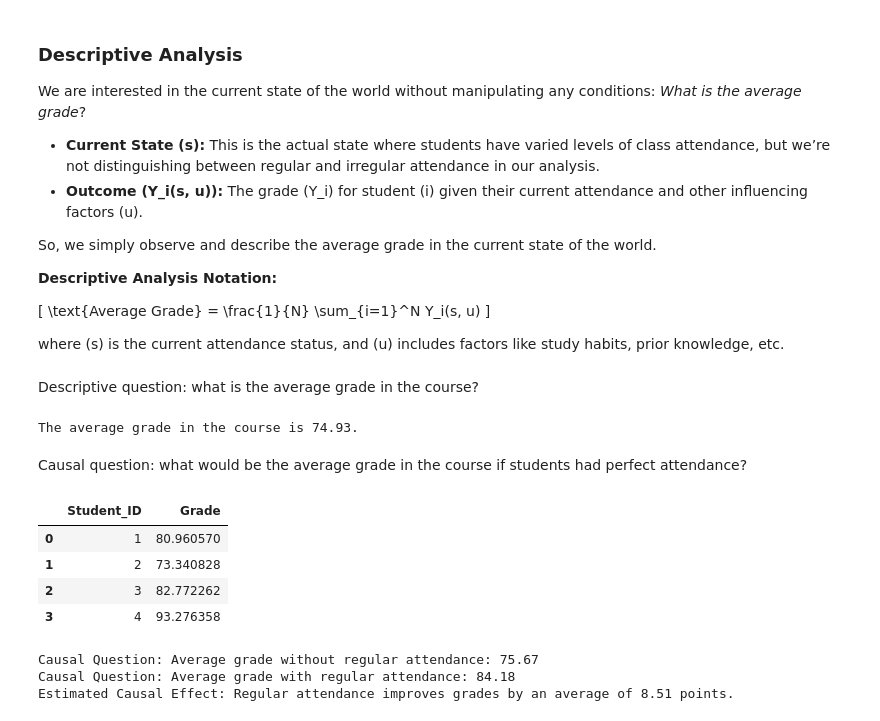
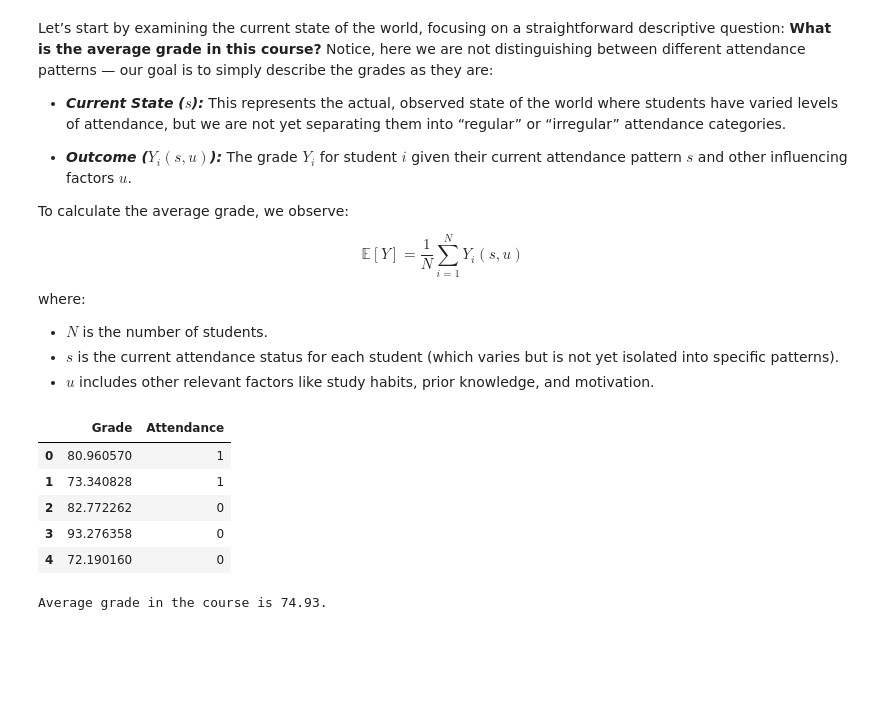
Before and after one commit to dapivei/causal-infere, a Jupyter notebook: sections/1_Introduction.ipynb, the cells around one changed output. Drawn from its saved outputs; the diff is of its cells as text; code cells hidden in the pictures; blank space fills up the shorter version.

```diff
--- a/sections/1_Introduction.ipynb
+++ b/sections/1_Introduction.ipynb
@@ -38,15 +73,18 @@ A professor wants to determine whether attending classes regularly improves stud
 # %% [markdown]
-### Descriptive Analysis
 
-We are interested in the current state of the world without manipulating any conditions: _What is the average grade_?
+Let’s start by examining the current state of the world, focusing on a straightforward descriptive question: **What is the average grade in this course?** Notice, here we are not distinguishing between different attendance patterns — our goal is to simply describe the grades as they are:
 
-- **Current State (s):** This is the actual state where students have varied levels of class attendance, but we’re not distinguishing between regular and irregular attendance in our analysis.
-- **Outcome (Y_i(s, u)):** The grade \(Y_i\) for student \(i\) given their current attendance and other influencing factors \(u\).
+- **_Current State ($s$):_** This represents the actual, observed state of the world where students have varied levels of attendance, but we are not yet separating them into “regular” or “irregular” attendance categories.
 
-So, we simply observe and describe the average grade in the current state of the world.
+- **_Outcome ($Y_i(s, u)$):_** The grade $Y_i$ for student $i$ given their current attendance pattern $s$ and other influencing factors $u$.
 
-**Descriptive Analysis Notation:**
+To calculate the average grade, we observe:
 
-\[ \text{Average Grade} = \frac{1}{N} \sum_{i=1}^N Y_i(s, u) \]
+$$
+\mathbb{E}[Y] = \frac{1}{N} \sum_{i=1}^N Y_i(s, u)
+$$
 
-where \(s\) is the current attendance status, and \(u\) includes factors like study habits, prior knowledge, etc.
+where:
+- $N$ is the number of students.
+- $s$ is the current attendance status for each student (which varies but is not yet isolated into specific patterns).
+- $u$ includes other relevant factors like study habits, prior knowledge, and motivation.
@@ -70,51 +91,13 @@ data_descr = pd.DataFrame({
-# %% [markdown]
-Descriptive question: what is the average grade in the course?
+# %%
+grades.head(5)
+# %% [output]
+|  | Grade | Attendance |
+| 0 | 80.960570 | 1 |
+| 1 | 73.340828 | 1 |
+| 2 | 82.772262 | 0 |
+| 3 | 93.276358 | 0 |
+| 4 | 72.190160 | 0 |
 # %%
-# Average grade (descriptive)
-avg = data_descr['Grade'].mean()
-print(f"The average grade in the course is {avg:.2f}.\n")
+print(f"Average grade in the course is {grades.mean():.2f}.")
 # %% [output]
-The average grade in the course is 74.93.
+Average grade in the course is 74.93.
-# %% [markdown]
-Causal question: what would be the average grade in the course if students had perfect attendance?
-# %%
-data_descr.head(4)
-# %% [output]
-|  | Student_ID | Grade |
-| 0 | 1 | 80.960570 |
-| 1 | 2 | 73.340828 |
-| 2 | 3 | 82.772262 |
-| 3 | 4 | 93.276358 |
-# %%
-# Let's assume 50% of students regularly attend classes
-attendance = np.random.binomial(1, 0.5, n)  # 1 = Regular Attendance, 0 = Irregular Attendance
-
-# Assume regular attendance improves grades by an average of 10 points
-attendance_effect = 10
-
-# Simulate grades under the two scenarios: with and without regular attendance
-grades_attend = grades + attendance * attendance_effect
-grades_withou_attend = grades  # Grades remain the same without regular attendance
-
-# Create a DataFrame to store the data for both scenarios
-data_caus = pd.DataFrame({
-    'Student_ID': np.arange(1, n + 1),
-    'Attendance': attendance,
-    'Grade_With_Attendance': grades_attend,
-    'Grade_Without_Attendance': grades_withou_attend
-})
-
-# Calculate the average grades under both scenarios
-average_grade_with_attendance = data_caus[data_caus['Attendance'] == 1]['Grade_With_Attendance'].mean()
-average_grade_without_attendance = data_caus[data_caus['Attendance'] == 0]['Grade_Without_Attendance'].mean()
-
-print(f"Causal Question: Average grade without regular attendance: {average_grade_without_attendance:.2f}")
-print(f"Causal Question: Average grade with regular attendance: {average_grade_with_attendance:.2f}")
-
-# Estimate the causal effect (difference in average grades)
-causal_effect = average_grade_with_attendance - average_grade_without_attendance
-print(f"Estimated Causal Effect: Regular attendance improves grades by an average of {causal_effect:.2f} points.\n")
-# %% [output]
-Causal Question: Average grade without regular attendance: 75.67
-Causal Question: Average grade with regular attendance: 84.18
-Estimated Causal Effect: Regular attendance improves grades by an average of 8.51 points.
```
Also changed, not shown: parts of 19 cells of this notebook.
